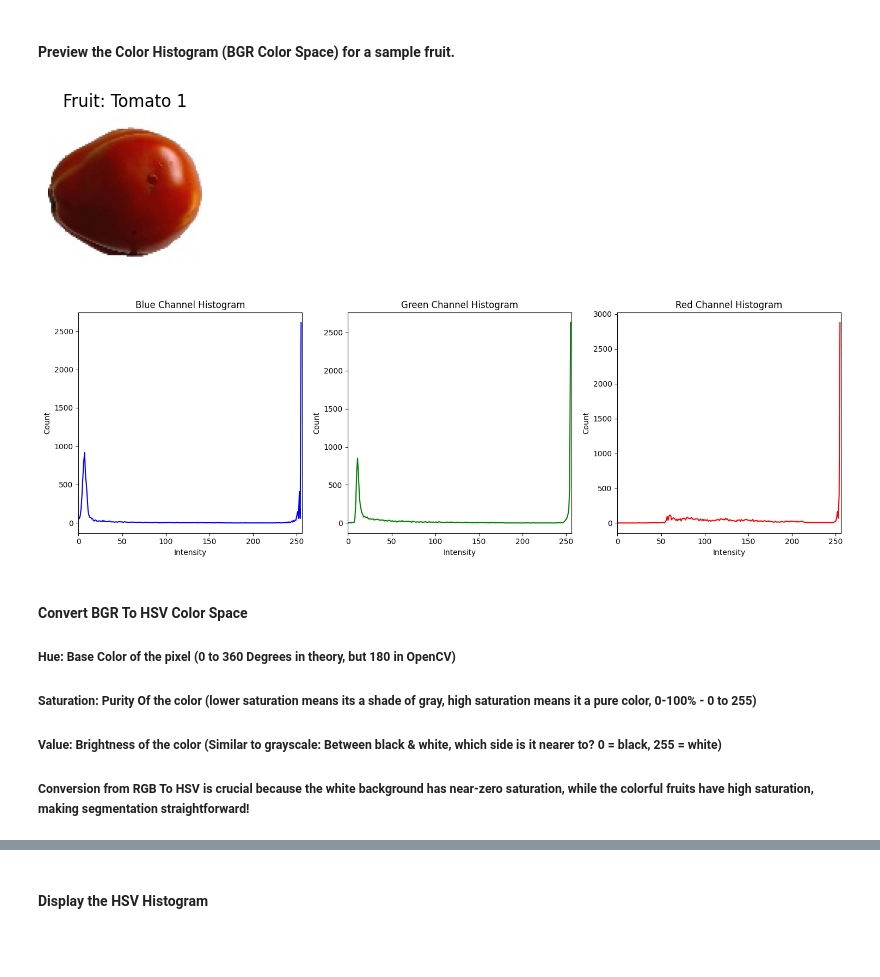
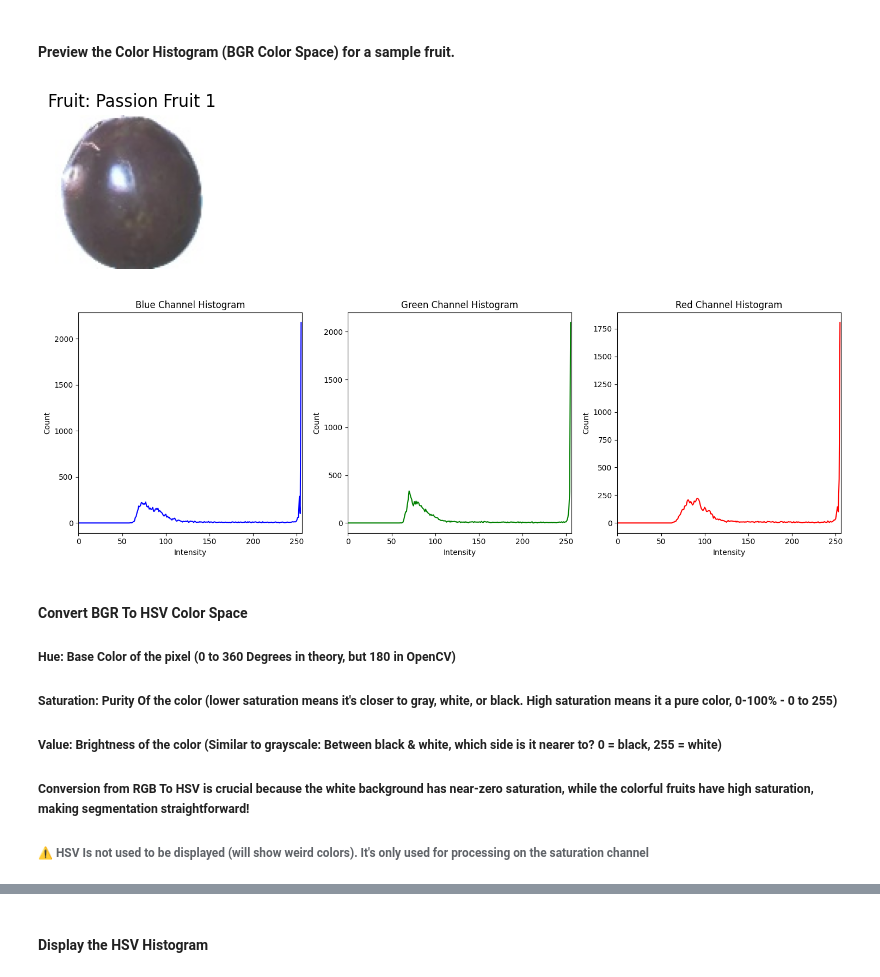
Before and after one commit to mohamedelziat50/Fruit-Recognition-MIU, a Jupyter notebook: Fruit_Recognition.ipynb, the cells around one changed output, grey strips where cells are left out. Saved outputs shown, nothing was run; the diff lists cells and outputs as text; code cells hidden in the pictures; blank space fills up the shorter version.

```diff
--- a/Fruit_Recognition.ipynb
+++ b/Fruit_Recognition.ipynb
@@ -150,21 +150,21 @@ plt.show()
 # %%
 # We want the tomato image for now
 fruit = None
 for i, the_fruit in enumerate(fruits):
-    if the_fruit.label == "Tomato 1":
+    if the_fruit.label == "Passion Fruit 1":
         fruit = fruits[i]
         break
 
 # Convert BGR image to RGB for Matplotlib
 rgb_image = cv.cvtColor(fruit.image, cv.COLOR_BGR2RGB)
 
 plt.figure(figsize=(2, 2)) # Adjust the figure size (width, height in inches)
 plt.imshow(rgb_image)
 plt.title(f"Fruit: {fruit.label}")
 plt.axis('off') # Hide axes for cleaner image display
 plt.show()
 # %% [output]
-[figure, old version]
+[figure, new version]
 # %%
 colors = ('b', 'g', 'r')
 channel_names = ('Blue', 'Green', 'Red')
@@ -185,14 +185,16 @@ for i, (line_color, channel_name) in enumerate(zip(colors, channel_names)):
 plt.tight_layout()
 plt.show()
 # %% [output]
-[figure, old version]
+[figure, new version]
 # %% [markdown]
 #### Convert BGR To HSV Color Space
 ##### Hue: Base Color of the pixel (0 to 360 Degrees in theory, but 180 in OpenCV)
-##### Saturation: Purity Of the color (lower saturation means its a shade of gray, high saturation means it a pure color, 0-100% - 0 to 255)
+##### Saturation: Purity Of the color (lower saturation means it's closer to gray, white, or black. High saturation means it a pure color, 0-100% - 0 to 255)
 ##### Value: Brightness of the color (Similar to grayscale: Between black & white, which side is it nearer to? 0 = black, 255 = white)
 
 ##### Conversion from RGB To HSV is crucial because the white background has near-zero saturation, while the colorful fruits have high saturation, making segmentation straightforward!
+
+###### ⚠️ HSV Is not used to be displayed (will show weird colors). It's only used for processing on the saturation channel
 # %%
 # Convert the BGR image to HSV
 image_hsv = cv.cvtColor(fruit.image, cv.COLOR_BGR2HSV)
```
Also changed, not shown: parts of 5 cells of this notebook.
